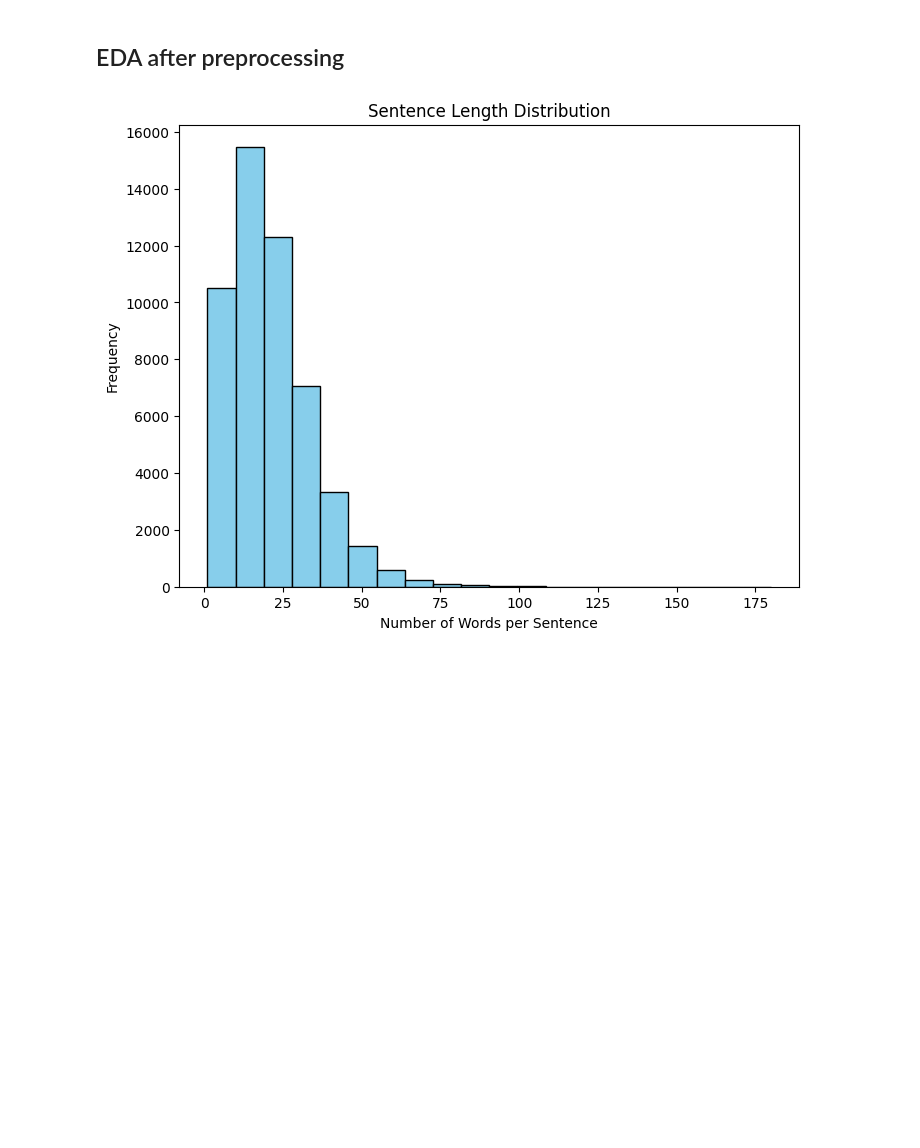
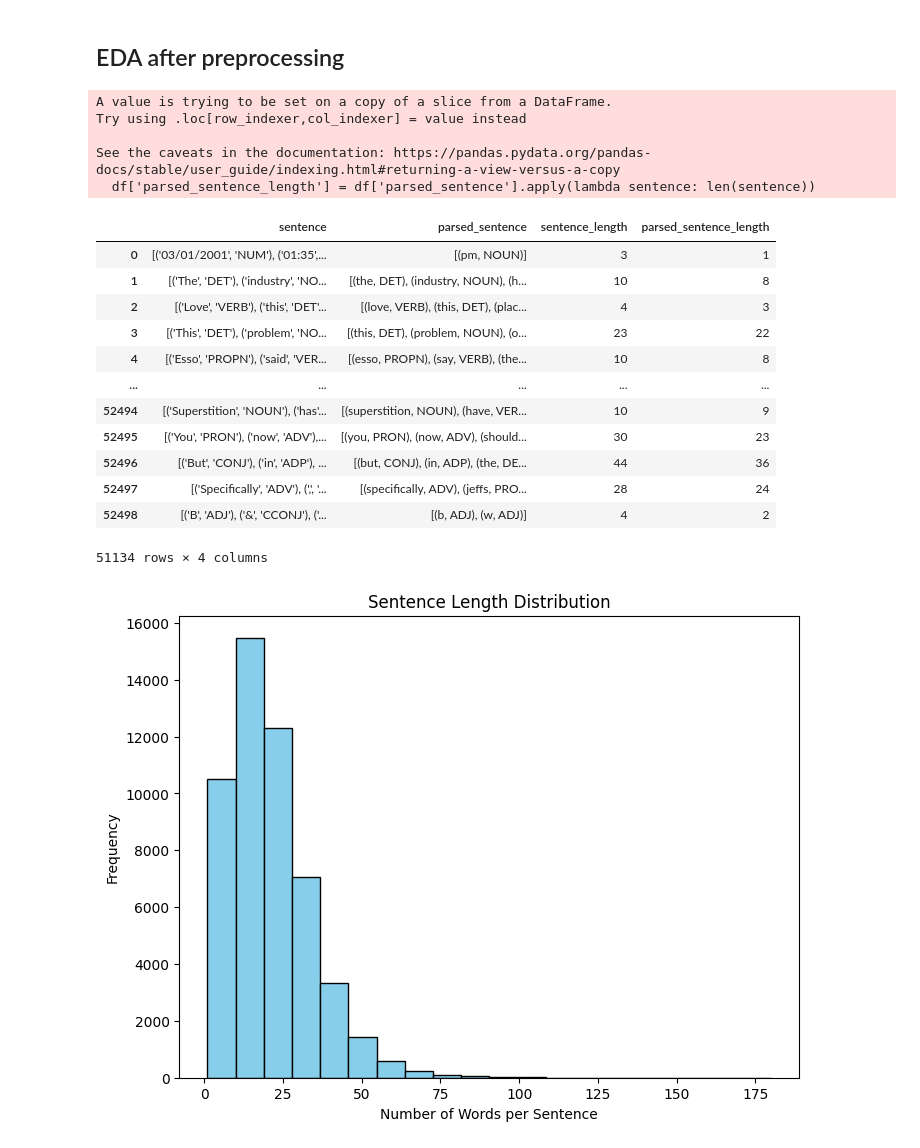
Before and after one commit to Abhinav-gh/Part_of_Speech_tagging-HMM, a Jupyter notebook: PreProcessing.ipynb, the cells around one changed output. Drawn from its saved outputs; the diff is of its cells as text; code cells hidden in the pictures; blank space fills up the shorter version.

```diff
--- a/PreProcessing.ipynb
+++ b/PreProcessing.ipynb
@@ -589,5 +624,27 @@ Name: parsed_sentence, dtype: object
 # %% [markdown]
 ## EDA after preprocessing
+# %%
+df['parsed_sentence_length'] = df['parsed_sentence'].apply(lambda sentence: len(sentence))
+df
+# %% [output]
+A value is trying to be set on a copy of a slice from a DataFrame.
+Try using .loc[row_indexer,col_indexer] = value instead
+
+See the caveats in the documentation: https://pandas.pydata.org/pandas-docs/stable/user_guide/indexing.html#returning-a-view-versus-a-copy
+  df['parsed_sentence_length'] = df['parsed_sentence'].apply(lambda sentence: len(sentence))
+|  | sentence | parsed_sentence | sentence_length | parsed_sentence_length |
+| 0 | [('03/01/2001', 'NUM'), ('01:35',... | [(pm, NOUN)] | 3 | 1 |
+| 1 | [('The', 'DET'), ('industry', 'NO... | [(the, DET), (industry, NOUN), (h... | 10 | 8 |
+| 2 | [('Love', 'VERB'), ('this', 'DET'... | [(love, VERB), (this, DET), (plac... | 4 | 3 |
+| 3 | [('This', 'DET'), ('problem', 'NO... | [(this, DET), (problem, NOUN), (o... | 23 | 22 |
+| 4 | [('Esso', 'PROPN'), ('said', 'VER... | [(esso, PROPN), (say, VERB), (the... | 10 | 8 |
+| ... | ... | ... | ... | ... |
+| 52494 | [('Superstition', 'NOUN'), ('has'... | [(superstition, NOUN), (have, VER... | 10 | 9 |
+| 52495 | [('You', 'PRON'), ('now', 'ADV'),... | [(you, PRON), (now, ADV), (should... | 30 | 23 |
+| 52496 | [('But', 'CONJ'), ('in', 'ADP'), ... | [(but, CONJ), (in, ADP), (the, DE... | 44 | 36 |
+| 52497 | [('Specifically', 'ADV'), (',', '... | [(specifically, ADV), (jeffs, PRO... | 28 | 24 |
+| 52498 | [('B', 'ADJ'), ('&', 'CCONJ'), ('... | [(b, ADJ), (w, ADJ)] | 4 | 2 |
+51134 rows × 4 columns
 # %%
 # Visualize the distribution of sentence lengths
 plt.figure(figsize=(8, 6))
```
Also changed, not shown: parts of 12 cells of this notebook.
